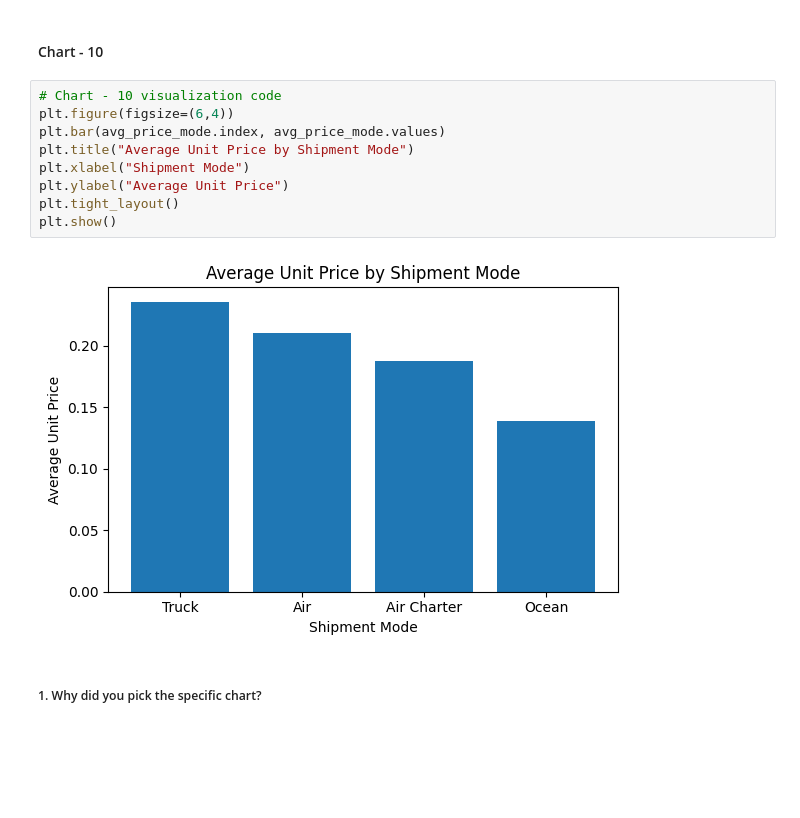
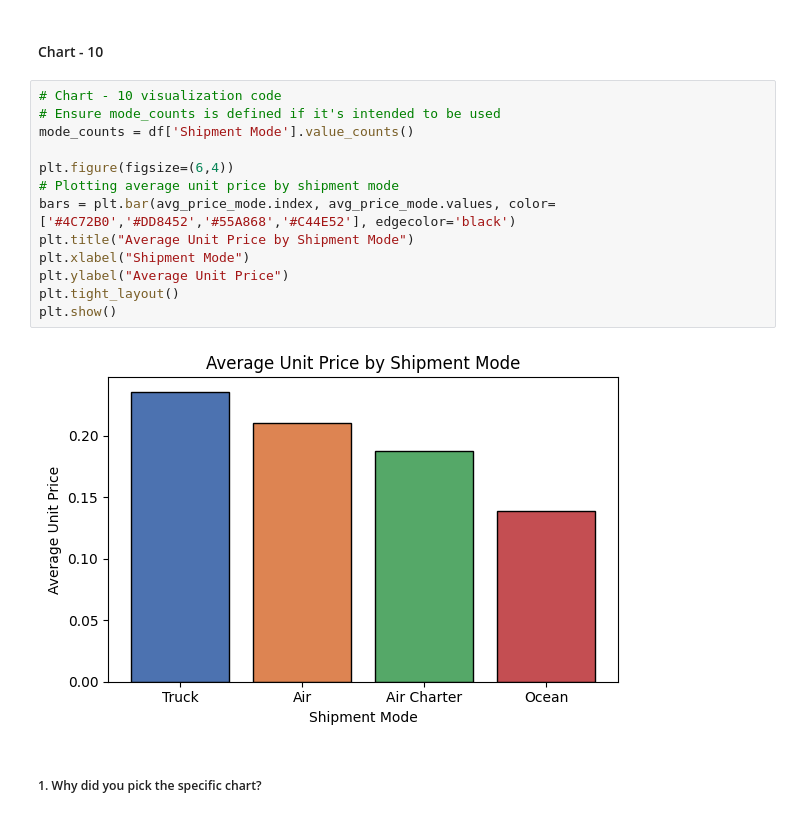
Before and after one commit to Prajuyo030/Fedx-EDA-, a Jupyter notebook: EDA.ipynb, the cells around one changed output. Saved outputs shown, nothing was run; the diff lists cells and outputs as text; blank space fills up the shorter version.

```diff
--- a/EDA.ipynb
+++ b/EDA.ipynb
@@ -978,15 +973,19 @@ Persistently high prices in specific countries may reduce profitability.
 #### Chart - 10
 # %%
 # Chart - 10 visualization code
+# Ensure mode_counts is defined if it's intended to be used
+mode_counts = df['Shipment Mode'].value_counts()
+
 plt.figure(figsize=(6,4))
-plt.bar(avg_price_mode.index, avg_price_mode.values)
+# Plotting average unit price by shipment mode
+bars = plt.bar(avg_price_mode.index, avg_price_mode.values, color=['#4C72B0','#DD8452','#55A868','#C44E52'], edgecolor='black')
 plt.title("Average Unit Price by Shipment Mode")
 plt.xlabel("Shipment Mode")
 plt.ylabel("Average Unit Price")
 plt.tight_layout()
 plt.show()
 # %% [output]
-[figure, old version]
+[figure, new version]
 # %% [markdown]
 ##### 1. Why did you pick the specific chart?
 # %% [markdown]
```
Also changed, not shown: parts of 6 cells of this notebook.
